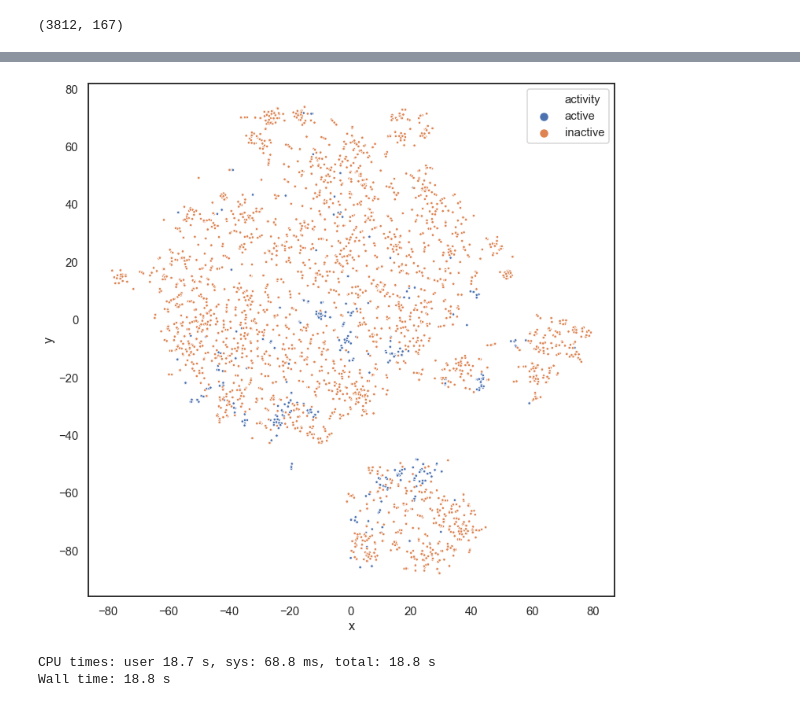
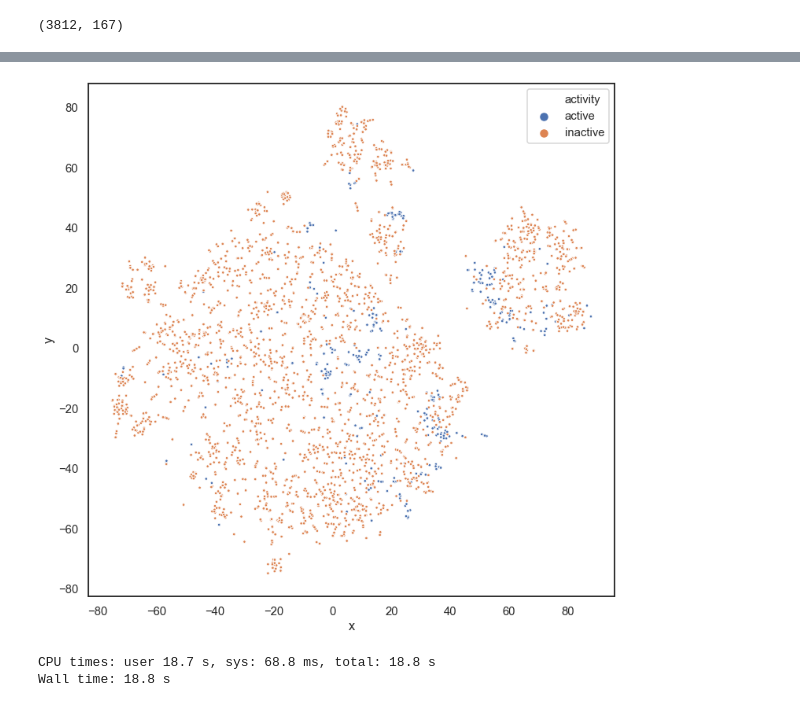
Before and after one commit to jRicciL/CDK2_notebooks, a Jupyter notebook: 2_Docking_analysis/3_Comparing_molecules_among_datasets.ipynb, the cells around one changed output, grey strips where cells are left out. Drawn from its saved outputs; the diff is of its cells as text; code cells hidden in the pictures.

```diff
--- a/2_Docking_analysis/3_Comparing_molecules_among_datasets.ipynb
+++ b/2_Docking_analysis/3_Comparing_molecules_among_datasets.ipynb
@@ -198,3 +198,13 @@ fp_array.shape
 CPU times: user 3.31 s, sys: 1.51 ms, total: 3.32 s
 Wall time: 3.32 s
 (3812, 167)
+# %%
+%%time
+# Extrac the fingerprint values
+fp_mccs_list = []
+for dataset in lig_datasets.values():
+    # molecular weight
+    i_array = [fp for fp in dataset['fps_maccs']]
+    fp_mccs_list = fp_mccs_list + i_array
+
+fp_mccs_array = np.array([np.array(i) for i in fp_mccs_list])
@@ -201,5 +214,4 @@ Wall time: 3.32 s
 # %%
 %%time
 from sklearn.manifold import TSNE
-
-tsne = TSNE().fit_transform(fp_array)
+tsne_maccs = TSNE().fit_transform(fp_mccs_array)
@@ -206,12 +221,12 @@ tsne = TSNE().fit_transform(fp_array)
 # %%
 # Create a dataframe for plotling
-tsne_df = pd.DataFrame({'x': tsne[:,0], 'y': tsne[:,1],
+tsne_mccs_df = pd.DataFrame({'x': tsne_maccs[:,0], 'y': tsne_maccs[:,1],
              'activity': activity_array, 'database': databases_array})
 plt.figure(figsize=(12,12))
-sns.scatterplot(data = tsne_df, x = 'x', y = 'y', hue='activity', s = 12)
+sns.scatterplot(data = tsne_mccs_df, x = 'x', y = 'y', hue='activity', s = 12)
 plt.show()
 # %% [output]
-[figure, old version]
+[figure, new version]
 # %%
 ###
 # %%
```
Also changed, not shown: parts of 9 cells of this notebook.
